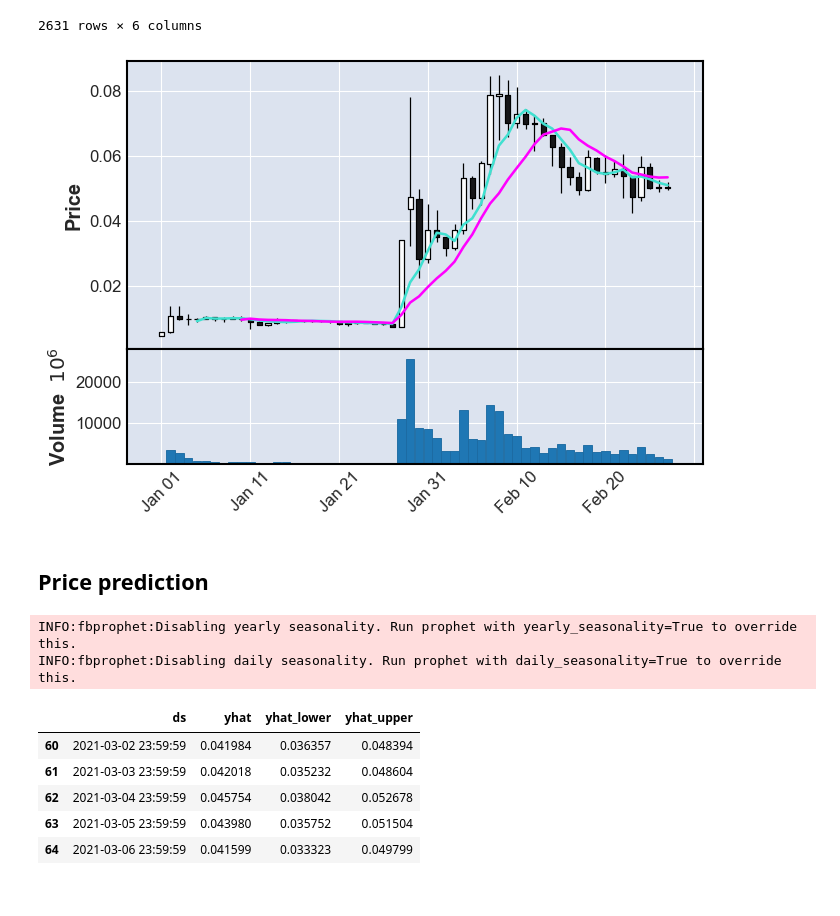
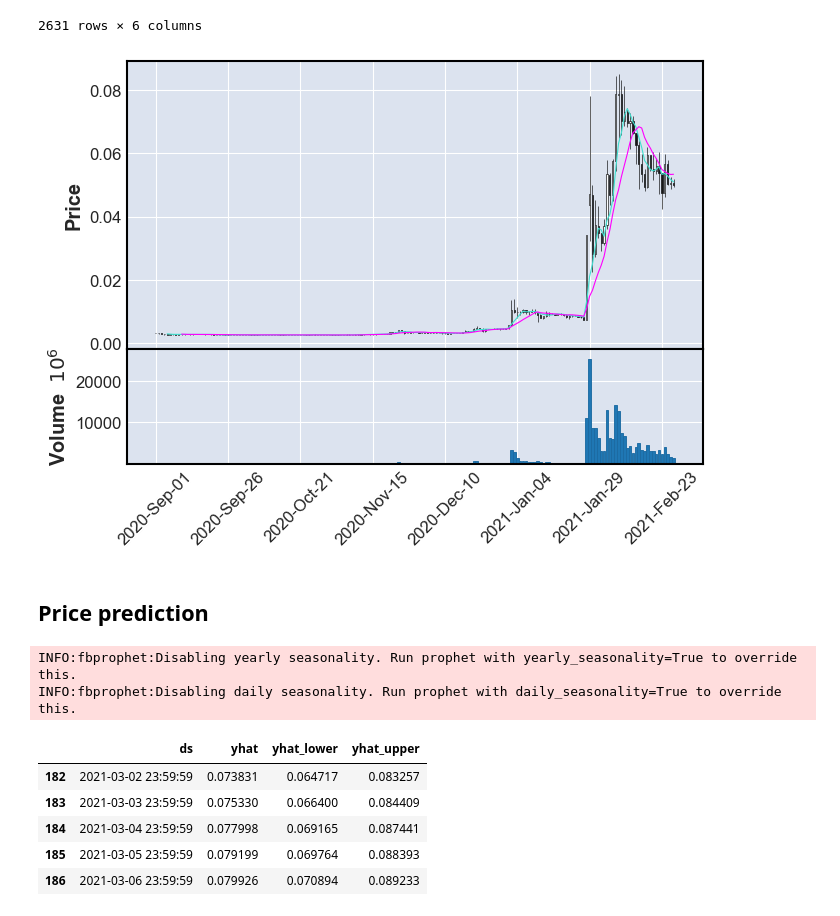
Before and after one commit to ArtTucker/crypto_prices_ML, a Jupyter notebook: preprocessing/by_coin/dogecoin_notebook_from_CSV.ipynb, the cells around one changed output. Saved outputs shown, nothing was run; the diff lists cells and outputs as text; code cells hidden in the pictures.

```diff
--- a/preprocessing/by_coin/dogecoin_notebook_from_CSV.ipynb
+++ b/preprocessing/by_coin/dogecoin_notebook_from_CSV.ipynb
@@ -97,9 +97,9 @@ temp_doge_df
 | 2021-02-27 | 0.051920 | 0.049297 | 0.050500 | 0.050083 | 1.286230e+09 | 18685.0 |
 2631 rows × 6 columns
 # %%
-mpf.plot(temp_doge_df.loc['2021-1-1':], type='candle', mav=(5,10), volume=True)
+mpf.plot(temp_doge_df.loc['2020-9-1':], type='candle', mav=(5,10), volume=True)
 # %% [output]
-[figure, old version]
+[figure, new version]
 # %% [markdown]
 ## Price prediction
 # %%
@@ -109,7 +109,7 @@ INPUT_FILE = "coin_Dogecoin.csv"
 
 price_predict_df = pd.read_csv("../../resources/prices/" + INPUT_FILE, parse_dates=['Date'], usecols=["Date", "Close"])
 price_predict_df.columns = ["ds", "y"]
-price_predict_df = price_predict_df[price_predict_df['ds']>'2021-1-1']
+price_predict_df = price_predict_df[price_predict_df['ds']>'2020-9-1']
 
 m = Prophet(changepoint_prior_scale=.7)
 m.fit(price_predict_df);
@@ -120,11 +120,11 @@ forecast[['ds', 'yhat', 'yhat_lower', 'yhat_upper']].tail()
 INFO:fbprophet:Disabling yearly seasonality. Run prophet with yearly_seasonality=True to override this.
 INFO:fbprophet:Disabling daily seasonality. Run prophet with daily_seasonality=True to override this.
 |  | ds | yhat | yhat_lower | yhat_upper |
-| 60 | 2021-03-02 23:59:59 | 0.041984 | 0.036357 | 0.048394 |
-| 61 | 2021-03-03 23:59:59 | 0.042018 | 0.035232 | 0.048604 |
-| 62 | 2021-03-04 23:59:59 | 0.045754 | 0.038042 | 0.052678 |
-| 63 | 2021-03-05 23:59:59 | 0.043980 | 0.035752 | 0.051504 |
-| 64 | 2021-03-06 23:59:59 | 0.041599 | 0.033323 | 0.049799 |
+| 182 | 2021-03-02 23:59:59 | 0.073831 | 0.064717 | 0.083257 |
+| 183 | 2021-03-03 23:59:59 | 0.075330 | 0.066400 | 0.084409 |
+| 184 | 2021-03-04 23:59:59 | 0.077998 | 0.069165 | 0.087441 |
+| 185 | 2021-03-05 23:59:59 | 0.079199 | 0.069764 | 0.088393 |
+| 186 | 2021-03-06 23:59:59 | 0.079926 | 0.070894 | 0.089233 |
 # %%
 m.plot(forecast)
 # %% [output]
```
Also changed, not shown: parts of 2 cells of this notebook, 8 other files.
